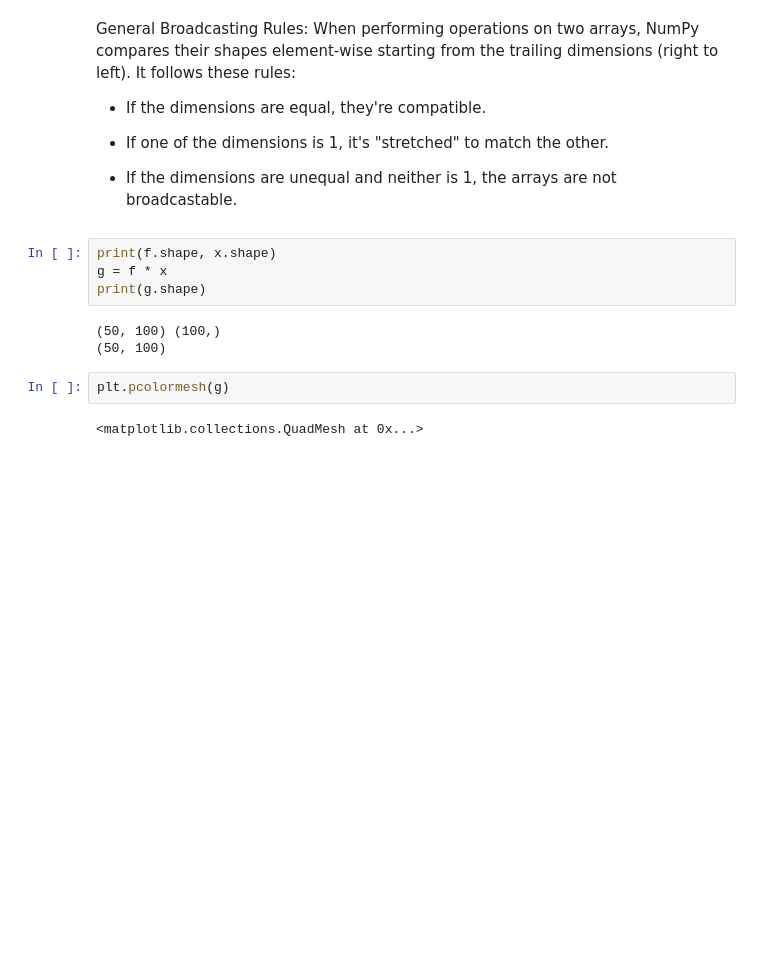
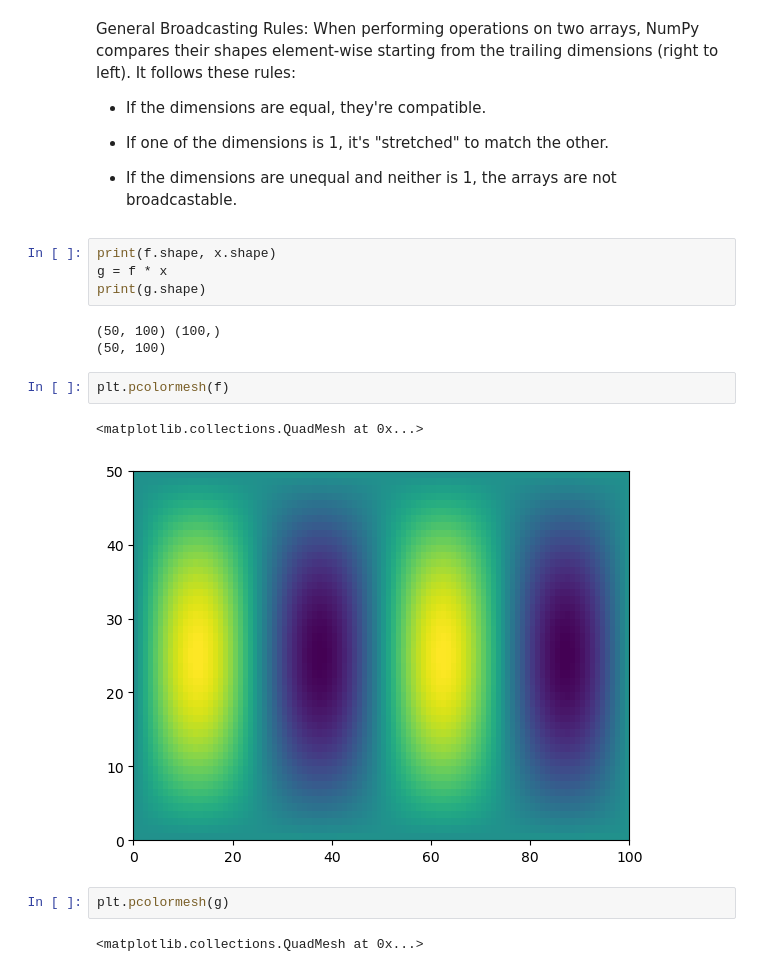
Before and after one commit to earth-DS-ML/summer_2025, a Jupyter notebook: _sources/lectures_DS/sci_python/numpy_and_matplotlib.ipynb, the cells around one changed output. Saved outputs shown, nothing was run; the diff lists cells and outputs as text; blank space fills up the shorter version.

```diff
--- a/_sources/lectures_DS/sci_python/numpy_and_matplotlib.ipynb
+++ b/_sources/lectures_DS/sci_python/numpy_and_matplotlib.ipynb
@@ -341,6 +341,11 @@ print(g.shape)
 # %% [output]
 (50, 100) (100,)
 (50, 100)
+# %%
+plt.pcolormesh(f)
+# %% [output]
+<matplotlib.collections.QuadMesh at 0x...>
+[figure, added]
 # %%
 plt.pcolormesh(g)
 # %% [output]
```
Also changed, not shown: parts of 21 cells of this notebook, 56 other files.
